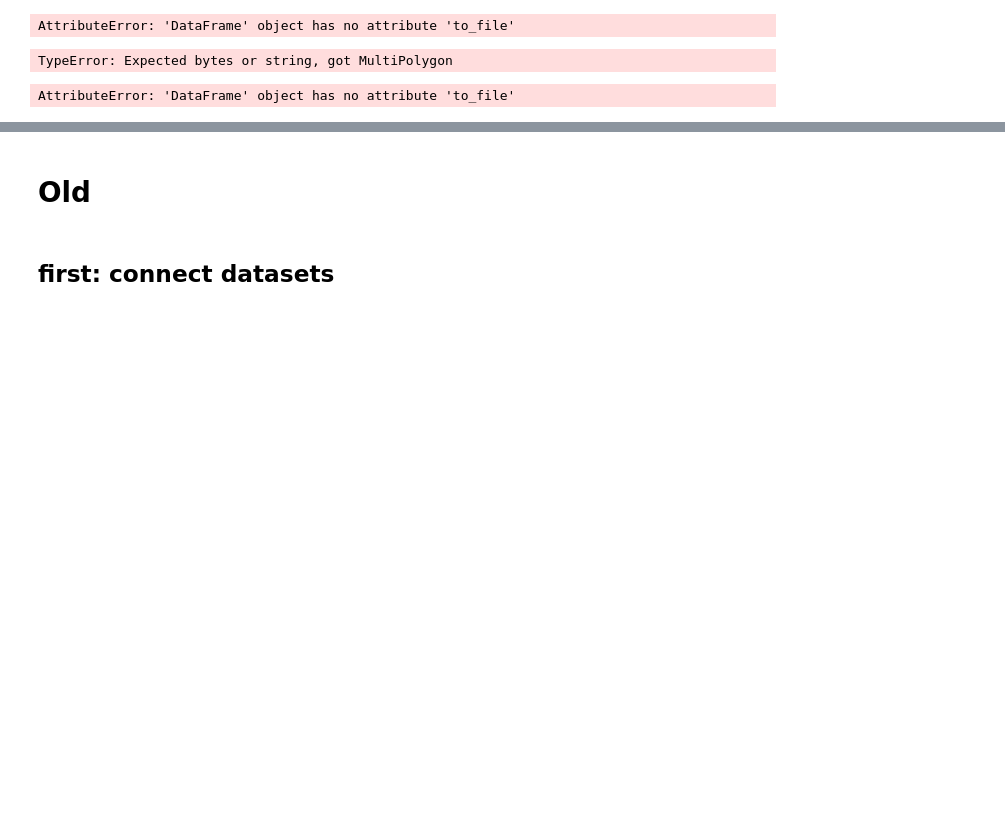
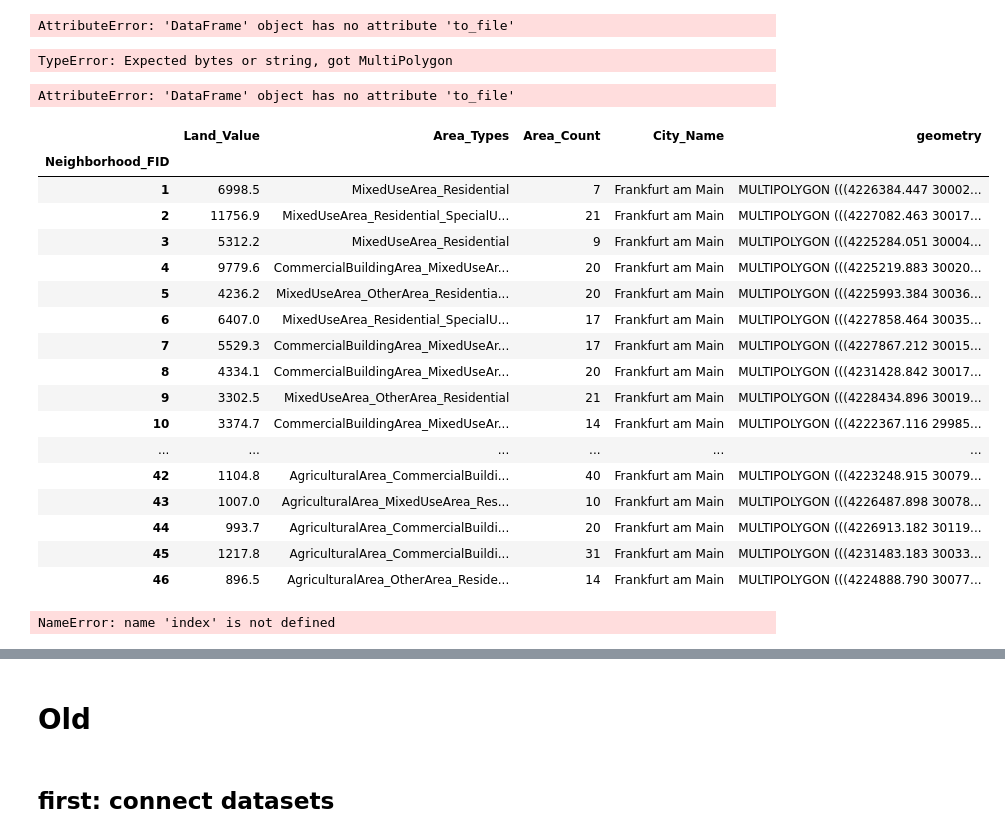
Before and after one commit to Albert-Econ/vier_gewinnt, a Jupyter notebook: scripts.ipynb, the cells around one changed output, grey strips where cells are left out. Cells and saved outputs as stored; diff of their text form; code cells hidden in the pictures; blank space fills up the shorter version.

```diff
--- a/scripts.ipynb
+++ b/scripts.ipynb
@@ -484,3 +484,28 @@ TypeError: Expected bytes or string, got MultiPolygon
 neigh_level_vars_streamlite.to_file(r"C:\Users\nb\OneDrive\Documents\GitHub\vier_gewinnt\data\data_for_streamlite.gpkg", driver="GPKG")
 # %% [output]
 AttributeError: 'DataFrame' object has no attribute 'to_file'
+# %%
+neighborhoods_frankfurt
+# %% [output]
+|  | Land_Value | Area_Types | Area_Count | City_Name | geometry |
+| Neighborhood_FID |  |  |  |  |  |
+| 1 | 6998.5 | MixedUseArea_Residential | 7 | Frankfurt am Main | MULTIPOLYGON (((4226384.447 30002... |
+| 2 | 11756.9 | MixedUseArea_Residential_SpecialU... | 21 | Frankfurt am Main | MULTIPOLYGON (((4227082.463 30017... |
+| 3 | 5312.2 | MixedUseArea_Residential | 9 | Frankfurt am Main | MULTIPOLYGON (((4225284.051 30004... |
+| 4 | 9779.6 | CommercialBuildingArea_MixedUseAr... | 20 | Frankfurt am Main | MULTIPOLYGON (((4225219.883 30020... |
+| 5 | 4236.2 | MixedUseArea_OtherArea_Residentia... | 20 | Frankfurt am Main | MULTIPOLYGON (((4225993.384 30036... |
+| 6 | 6407.0 | MixedUseArea_Residential_SpecialU... | 17 | Frankfurt am Main | MULTIPOLYGON (((4227858.464 30035... |
+| 7 | 5529.3 | CommercialBuildingArea_MixedUseAr... | 17 | Frankfurt am Main | MULTIPOLYGON (((4227867.212 30015... |
+| 8 | 4334.1 | CommercialBuildingArea_MixedUseAr... | 20 | Frankfurt am Main | MULTIPOLYGON (((4231428.842 30017... |
+| 9 | 3302.5 | MixedUseArea_OtherArea_Residential | 21 | Frankfurt am Main | MULTIPOLYGON (((4228434.896 30019... |
+| 10 | 3374.7 | CommercialBuildingArea_MixedUseAr... | 14 | Frankfurt am Main | MULTIPOLYGON (((4222367.116 29985... |
+| ... | ... | ... | ... | ... | ... |
+| 42 | 1104.8 | AgriculturalArea_CommercialBuildi... | 40 | Frankfurt am Main | MULTIPOLYGON (((4223248.915 30079... |
+| 43 | 1007.0 | AgriculturalArea_MixedUseArea_Res... | 10 | Frankfurt am Main | MULTIPOLYGON (((4226487.898 30078... |
+| 44 | 993.7 | AgriculturalArea_CommercialBuildi... | 20 | Frankfurt am Main | MULTIPOLYGON (((4226913.182 30119... |
+| 45 | 1217.8 | AgriculturalArea_CommercialBuildi... | 31 | Frankfurt am Main | MULTIPOLYGON (((4231483.183 30033... |
+| 46 | 896.5 | AgriculturalArea_OtherArea_Reside... | 14 | Frankfurt am Main | MULTIPOLYGON (((4224888.790 30077... |
+# %%
+neigh_level_vars_streamlite_geo = neighborhoods_frankfurt.merge(neigh_level_vars_streamlite, on = index, how ="inner" )
+# %% [output]
+NameError: name 'index' is not defined
```
Also changed, not shown: parts of 6 cells of this notebook, 1 other file.
